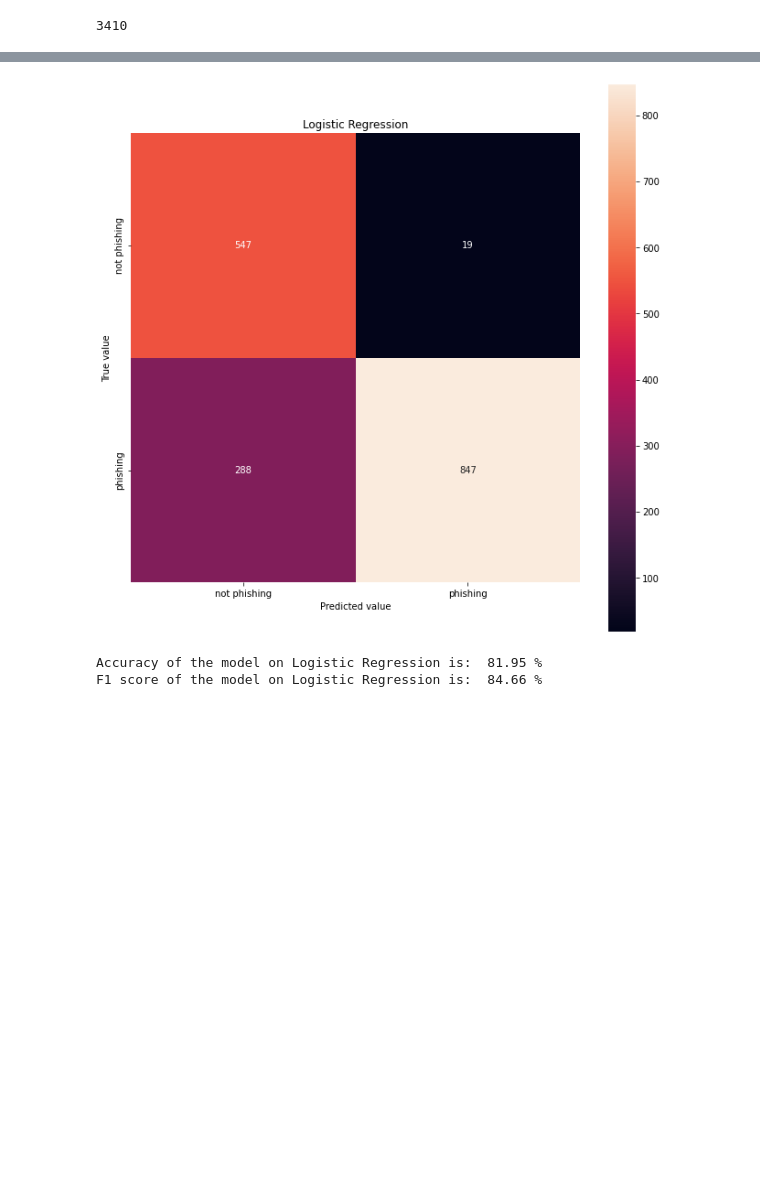
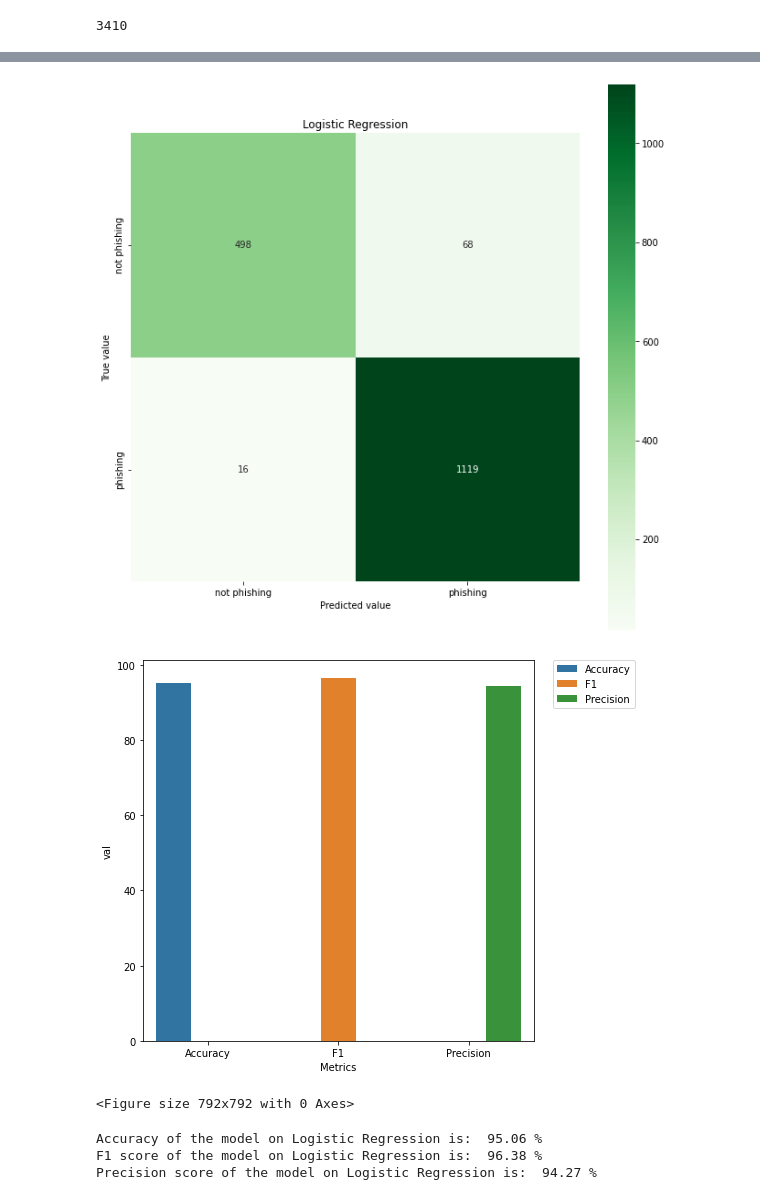
Before and after one commit to greywind7/phishing-detection, a Jupyter notebook: notebook.ipynb, the cells around one changed output, grey strips where cells are left out. Drawn from its saved outputs; the diff is of its cells as text; code cells hidden in the pictures; blank space fills up the shorter version.

Commit message:
Added Random  Upsampling and improved plots

```diff
--- a/notebook.ipynb
+++ b/notebook.ipynb
@@ -76,16 +76,16 @@ y = df.iloc[:,-1].values
 # %%
 from sklearn.model_selection import train_test_split
-(x_train,x_test, y_train,y_test) = train_test_split(x,y,test_size = 0.25, random_state = 0)
+(x_train_o,x_test_o, y_train_o,y_test_o) = train_test_split(xo,yo,test_size = 0.25, random_state = 0)
 # %%
 from sklearn.preprocessing import StandardScaler
 sc = StandardScaler()
-x_train = sc.fit_transform(x_train)
-x_test = sc.transform(x_test)
+x_train_o = sc.fit_transform(x_train_o)
+x_test_o = sc.transform(x_test_o)
 # %%
 from imblearn.over_sampling import ADASYN
-print('Original data shape,', x_train.shape)
+print('Original data shape,', x_train_o.shape)
 ada = ADASYN()
-x_train, y_train = ada.fit_resample(x_train,y_train)
+x_train, y_train = ada.fit_resample(x_train_o,y_train_o)
 print('Resampled data shape,', x_train.shape)
 # %% [output]
 Original data shape, (5100, 8)
@@ -95,20 +95,32 @@ np.sum(y_train)
 # %% [output]
 3410
 # %%
-def cf_mat(model,lb):
-    from sklearn.metrics import confusion_matrix, accuracy_score, f1_score
+def cf_mat(model,lb,color):
+    from sklearn.metrics import confusion_matrix, accuracy_score, f1_score, precision_score
     import seaborn as snf
     labels = ['not phishing','phishing']
     plt.figure(figsize=(11,11))
     model.fit(x_train, y_train)
-    y_pred = model.predict(x_test)
-    snf.heatmap(confusion_matrix(y_test,y_pred), square = True, annot=True,fmt='d',xticklabels=labels,yticklabels=labels)
-    plt.ylabel("True value")
-    plt.xlabel("Predicted value")
-    plt.title(lb)
+    y_pred = model.predict(x_test_o)
+    hm = snf.heatmap(confusion_matrix(y_test_o,y_pred), cmap=color,square = True, annot=True,fmt='d',xticklabels=labels,yticklabels=labels)
+    hm.set(xlabel="Predicted value",ylabel="True value",title=lb)
+    # plt.ylabel("True value")
+    # plt.xlabel("Predicted value")
+    # plt.title(lb)
+    accuracy, f1, precision = accuracy_score(y_test, y_pred) * 100,f1_score(y_test, y_pred) * 100, precision_score(y_test, y_pred) * 100
+    plt.show()
+    fake = pd.DataFrame({'Metrics': ['Accuracy', 'F1', 'Precision'], 'val': [accuracy, f1, precision]})
+    plt.figure(figsize=(7,7))
+    ax = snf.barplot(y = 'val', x = 'Metrics',
+              data = fake,
+              hue='Metrics')
+    plt.legend(bbox_to_anchor=(1.05, 1), loc='upper left', borderaxespad=0)
+    # ax.set(xlabel='common xlabel', ylabel='common ylabel')
+    plt.figure(figsize=(11,11))
     plt.show()
     print("Accuracy of the model on",lb,"is: ","{:.2f}".format(accuracy_score(y_test, y_pred) * 100),'%')
     print("F1 score of the model on",lb,"is: ","{:.2f}".format(f1_score(y_test, y_pred) * 100),'%')
+    print("Precision score of the model on",lb,"is: ","{:.2f}".format(precision_score(y_test, y_pred) * 100),'%')
 # %%
 from sklearn.naive_bayes import GaussianNB
 from sklearn.tree import DecisionTreeClassifier
@@ -126,9 +141,12 @@ F1 score of the model on Naive Bayes is:  55.56 %
 # %%
 lr_classifier = LogisticRegression()
-cf_mat(lr_classifier,"Logistic Regression")
+cf_mat(lr_classifier,"Logistic Regression","Greens")
 # %% [output]
-[figure, old version]
+[figure, new version]
+[figure, added]
-Accuracy of the model on Logistic Regression is:  81.95 %
-F1 score of the model on Logistic Regression is:  84.66 %
+<Figure size 792x792 with 0 Axes>
+Accuracy of the model on Logistic Regression is:  95.06 %
+F1 score of the model on Logistic Regression is:  96.38 %
+Precision score of the model on Logistic Regression is:  94.27 %
 # %%
 ker_classifier = SVC(kernel='rbf', random_state=0)
```
Also changed, not shown: parts of 12 cells of this notebook.
